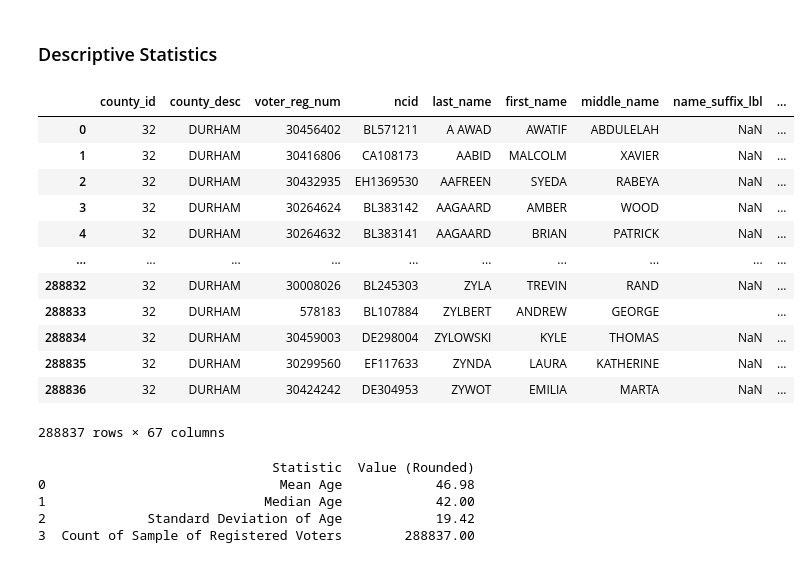
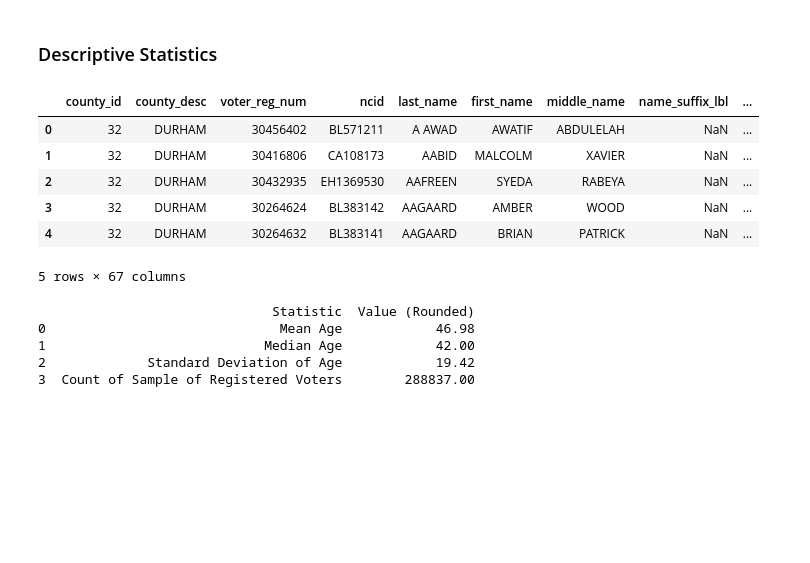
Before and after one commit to nogibjj/PeterdeGuzman_IndividualProject1, a Jupyter notebook: main.ipynb, the cells around one changed output. Drawn from its saved outputs; the diff is of its cells as text; code cells hidden in the pictures; blank space fills up the shorter version.

```diff
--- a/main.ipynb
+++ b/main.ipynb
@@ -16,34 +16,29 @@ import zipfile
 # %%
 # Define Function to Read NC Voter Registration Data
 def read_csv_ncvoterdata(voterdata):
     df = pd.read_csv(
         voterdata, sep="\t", header=0, encoding="unicode_escape", low_memory=False
     )
     return df
 
 
 # Set File Path Variables for Durham County, NC data in directory
 file_zip = "ncvoter32.zip"
 file_txt = "ncvoter32.txt"
 
 # Load Data
 with zipfile.ZipFile(file_zip) as z:
     with z.open(file_txt) as f:
         df = read_csv_ncvoterdata(f)
 
-display(df)
+# Display the first five rows of dataframe
+df.head()
 # %% [output]
 |  | county_id | county_desc | voter_reg_num | ncid | last_name | first_name | middle_name | name_suffix_lbl | ... |
 | 0 | 32 | DURHAM | 30456402 | BL571211 | A AWAD | AWATIF | ABDULELAH | NaN | ... |
 | 1 | 32 | DURHAM | 30416806 | CA108173 | AABID | MALCOLM | XAVIER | NaN | ... |
 | 2 | 32 | DURHAM | 30432935 | EH1369530 | AAFREEN | SYEDA | RABEYA | NaN | ... |
 | 3 | 32 | DURHAM | 30264624 | BL383142 | AAGAARD | AMBER | WOOD | NaN | ... |
 | 4 | 32 | DURHAM | 30264632 | BL383141 | AAGAARD | BRIAN | PATRICK | NaN | ... |
-| ... | ... | ... | ... | ... | ... | ... | ... | ... | ... |
-| 288832 | 32 | DURHAM | 30008026 | BL245303 | ZYLA | TREVIN | RAND | NaN | ... |
-| 288833 | 32 | DURHAM | 578183 | BL107884 | ZYLBERT | ANDREW | GEORGE |  | ... |
-| 288834 | 32 | DURHAM | 30459003 | DE298004 | ZYLOWSKI | KYLE | THOMAS | NaN | ... |
-| 288835 | 32 | DURHAM | 30299560 | EF117633 | ZYNDA | LAURA | KATHERINE | NaN | ... |
-| 288836 | 32 | DURHAM | 30424242 | DE304953 | ZYWOT | EMILIA | MARTA | NaN | ... |
-288837 rows × 67 columns
+5 rows × 67 columns
 # %%
```
Also changed, not shown: parts of 1 cell of this notebook, 5 other files.
